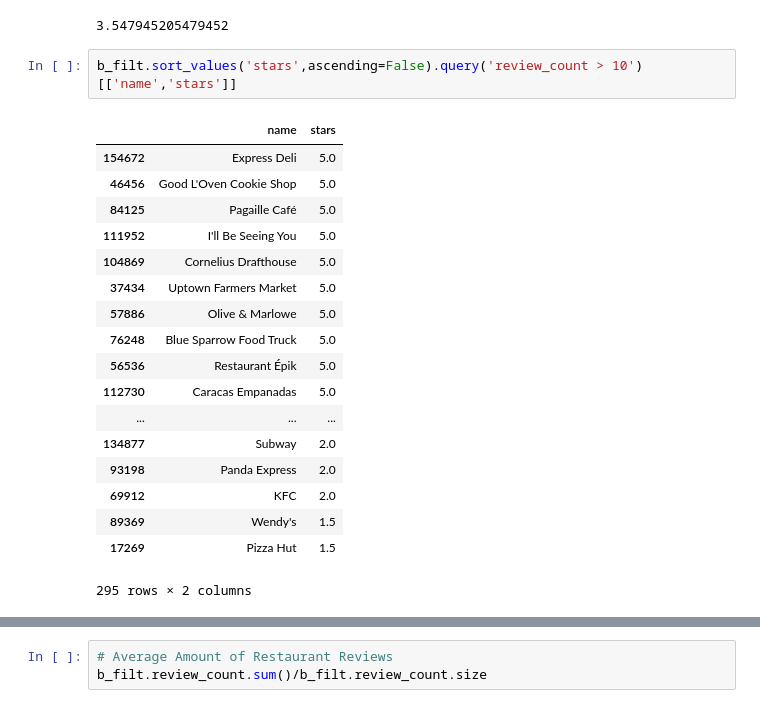
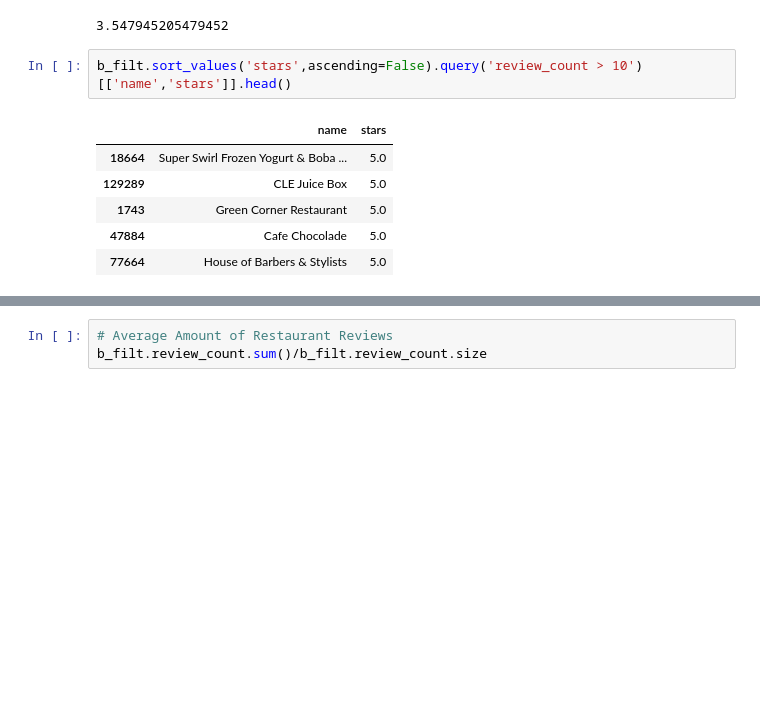
Before and after one commit to cxrobx/group45, a Jupyter notebook: EDA.ipynb, the cells around one changed output, grey strips where cells are left out. Cells and saved outputs as stored; diff of their text form; blank space fills up the shorter version.

```diff
--- a/EDA.ipynb
+++ b/EDA.ipynb
@@ -107,25 +107,13 @@ b_filt.stars.sum()/b_filt.stars.size
 # %% [output]
 3.547945205479452
 # %%
-b_filt.sort_values('stars',ascending=False).query('review_count > 10')[['name','stars']]
+b_filt.sort_values('stars',ascending=False).query('review_count > 10')[['name','stars']].head()
 # %% [output]
 |  | name | stars |
-| 154672 | Express Deli | 5.0 |
-| 46456 | Good L'Oven Cookie Shop | 5.0 |
-| 84125 | Pagaille Café | 5.0 |
-| 111952 | I'll Be Seeing You | 5.0 |
-| 104869 | Cornelius Drafthouse | 5.0 |
-| 37434 | Uptown Farmers Market | 5.0 |
-| 57886 | Olive & Marlowe | 5.0 |
-| 76248 | Blue Sparrow Food Truck | 5.0 |
-| 56536 | Restaurant Épik | 5.0 |
-| 112730 | Caracas Empanadas | 5.0 |
-| ... | ... | ... |
-| 134877 | Subway | 2.0 |
-| 93198 | Panda Express | 2.0 |
-| 69912 | KFC | 2.0 |
-| 89369 | Wendy's | 1.5 |
-| 17269 | Pizza Hut | 1.5 |
+| 18664 | Super Swirl Frozen Yogurt & Boba ... | 5.0 |
+| 129289 | CLE Juice Box | 5.0 |
+| 1743 | Green Corner Restaurant | 5.0 |
+| 47884 | Cafe Chocolade | 5.0 |
+| 77664 | House of Barbers & Stylists | 5.0 |
-295 rows × 2 columns
 # %%
 #Restaurants with top review counts
```
Also changed, not shown: parts of 31 cells of this notebook.
